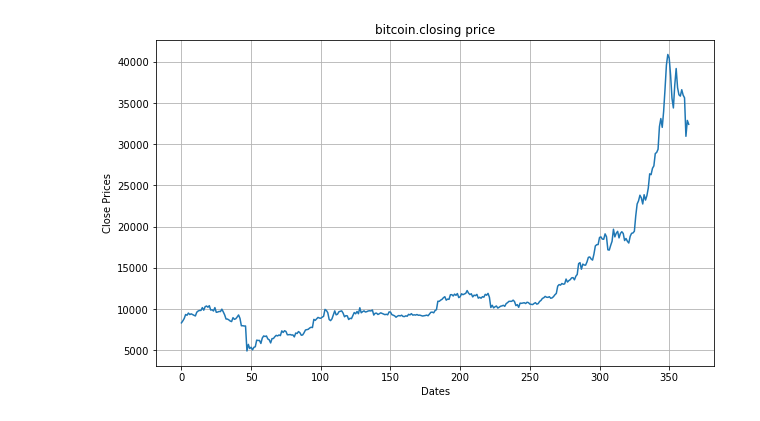
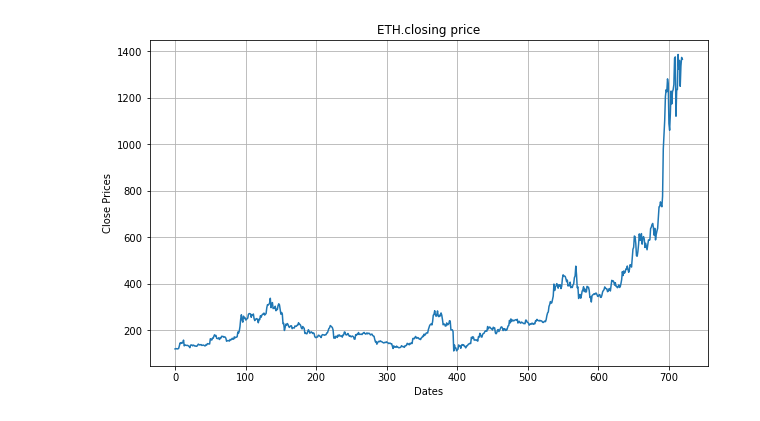
Before and after one commit to kanggg007/Cyptocurrency_project, a Jupyter notebook: AR_maching_model.ipynb, the cells around one changed output. Cells and saved outputs as stored; diff of their text form; code cells hidden in the pictures.

```diff
--- a/AR_maching_model.ipynb
+++ b/AR_maching_model.ipynb
@@ -27,0 +64,7 @@ data.head()
+# %%
+data=df.loc[df['asset_id']==2]
+
+df=data[['time','close']]
+
+# data.set_index('time', inplace=True)
+df=df.reset_index(drop=True)
@@ -67,5 +123,7 @@ from statsmodels.tsa.seasonal import seasonal_decompose
 from statsmodels.tsa.arima_model import ARIMA
 from sklearn.metrics import mean_squared_error, mean_absolute_error
 # %%
-df['time'] = df['time'].apply(lambda x : (datetime.fromtimestamp(x) - timedelta(hours=2)).strftime('%Y-%m-%d'))
-df.head()
+# df['time'] = df['time'].apply(lambda x : (datetime.fromtimestamp(x) - timedelta(hours=2)).strftime('%Y-%m-%d'))
+# df.head()
+# df = df.set_index('time', inplace=True)
+# df
@@ -79,13 +130,13 @@ df.head()
 # %%
 plt.figure(figsize=(10,6))
 plt.grid(True)
 plt.xlabel('Dates')
 plt.ylabel('Close Prices')
 plt.plot(df['close'])
-plt.title('bitcoin.closing price')
+plt.title('ETH.closing price')
 plt.show()
 # %% [output]
-[figure, old version]
+[figure, new version]
 # %%
 # scatter plot
 df_close = df['close']
```
Also changed, not shown: parts of 22 cells of this notebook, 7 other files.
